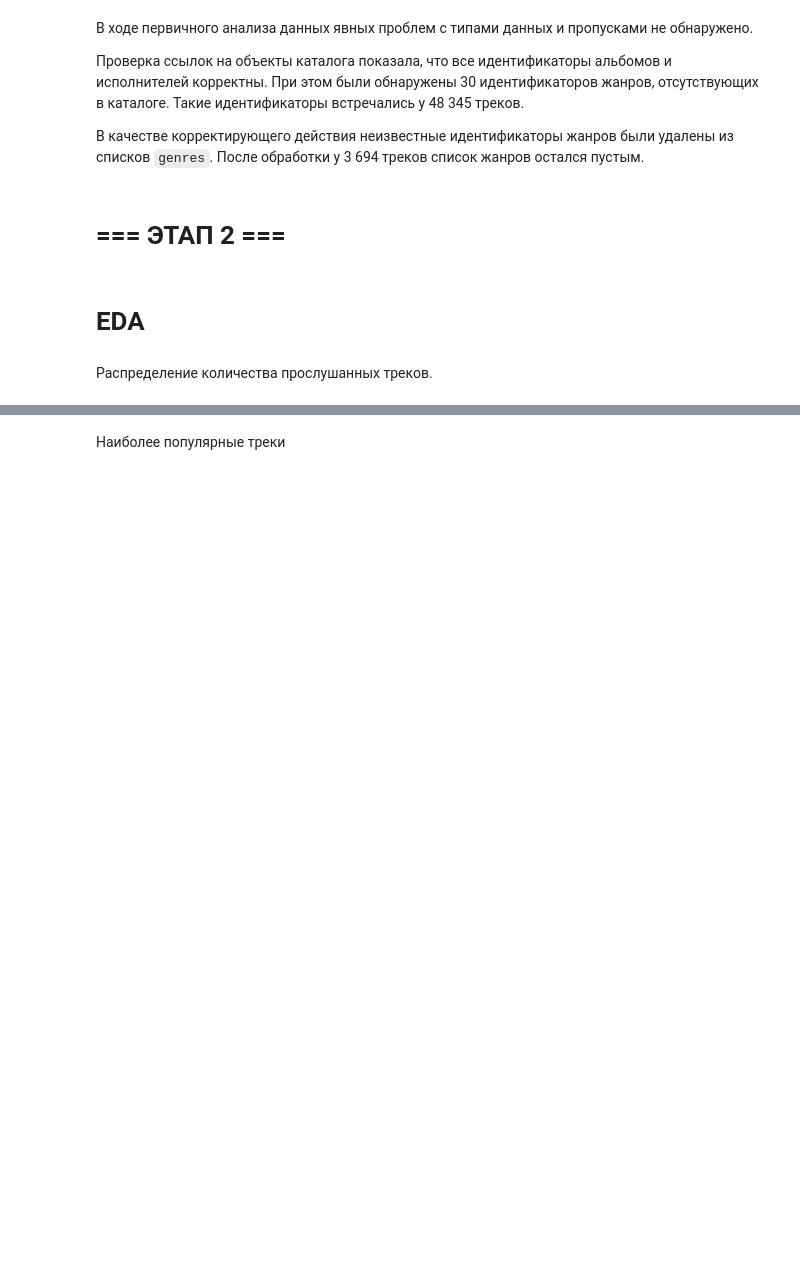
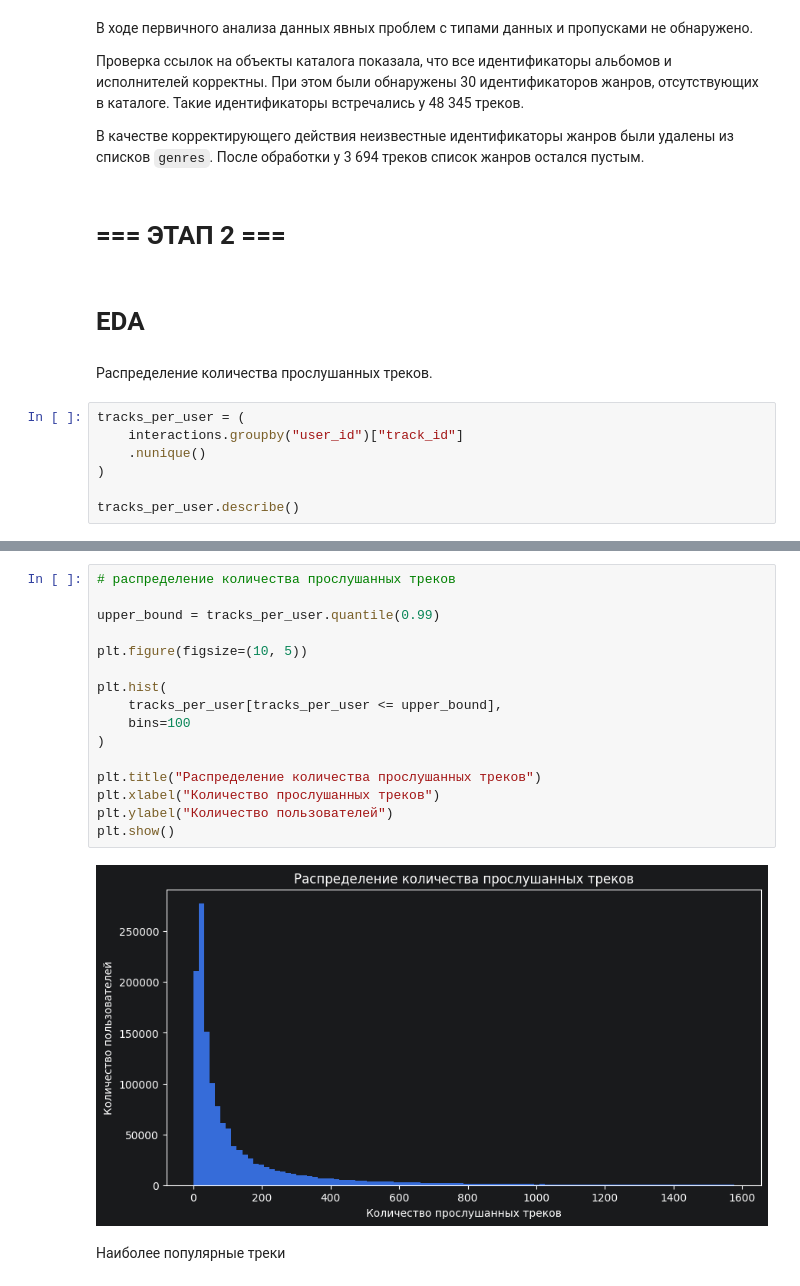
Before and after one commit to The-Mushroom-That-Killed-Mario/mle-project-sprint-4-v001, a Jupyter notebook: recommendations.ipynb, the cells around one changed output, grey strips where cells are left out. Cells and saved outputs as stored; diff of their text form; blank space fills up the shorter version.

```diff
--- a/recommendations.ipynb
+++ b/recommendations.ipynb
@@ -282,3 +282,10 @@ print(
 # EDA
 # %% [markdown]
 Распределение количества прослушанных треков.
+# %%
+tracks_per_user = (
+    interactions.groupby("user_id")["track_id"]
+    .nunique()
+)
+
+tracks_per_user.describe()
@@ -285,2 +302,20 @@ print(
+# %%
+# распределение количества прослушанных треков
+
+upper_bound = tracks_per_user.quantile(0.99)
+
+plt.figure(figsize=(10, 5))
+
+plt.hist(
+    tracks_per_user[tracks_per_user <= upper_bound],
+    bins=100
+)
+
+plt.title("Распределение количества прослушанных треков")
+plt.xlabel("Количество прослушанных треков")
+plt.ylabel("Количество пользователей")
+plt.show()
+# %% [output]
+[figure, added]
 # %% [markdown]
 Наиболее популярные треки
```
Also changed, not shown: parts of 4 cells of this notebook.
